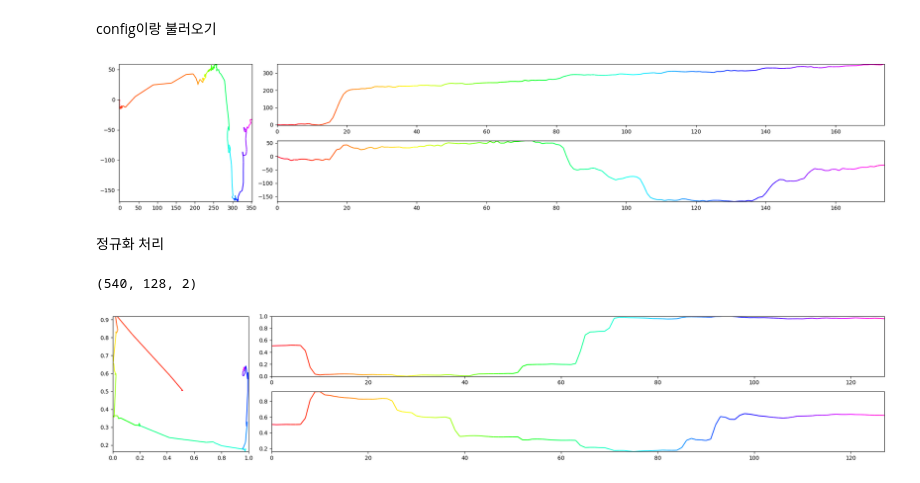
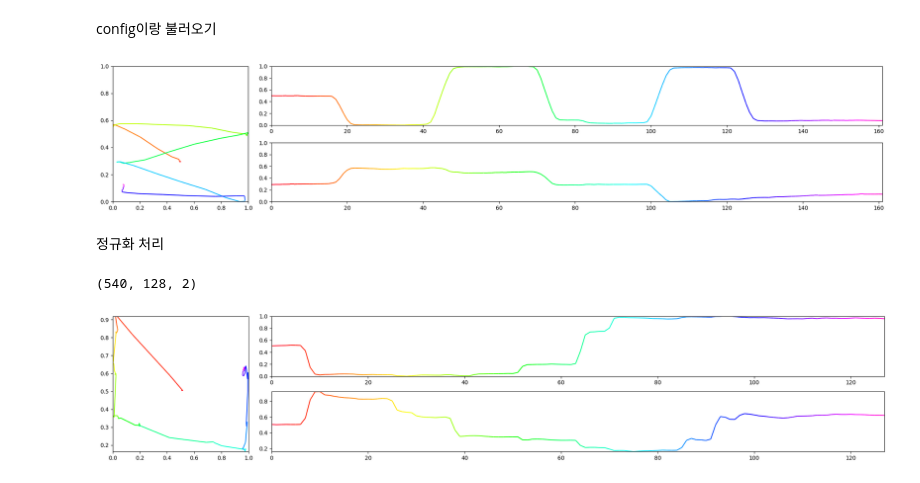
Before and after one commit to gusxo/backup, a Jupyter notebook: try_timegan.ipynb, the cells around one changed output. Drawn from its saved outputs; the diff is of its cells as text; code cells hidden in the pictures.

```diff
--- a/try_timegan.ipynb
+++ b/try_timegan.ipynb
@@ -51,8 +51,13 @@ def match_length(d, t:int):
 def apply_normalize(d):
     for r in range(len(d)):
         for c in range(len(d[r])):
-            d[r][c][:,0] = d[r][c][:,0] - d[r][c][0,0]
-            d[r][c][:,1] = d[r][c][:,1] - d[r][c][0,1]
+            channels = d[r][c].shape[1]
+            min_vals = np.min(d[r][c][:, :], axis=0)
+            max_vals = np.max(d[r][c][:, :], axis=0)
+            min_max_diff = np.array([max_vals[j] - min_vals[j] for j in range(channels)])
+            factor = min_max_diff / np.max(min_max_diff)
+            for ch in range(channels):
+                d[r][c][:, ch] = ((d[r][c][:, ch] - min_vals[ch])/min_max_diff[ch])*factor[ch]
 
 def plot_data(d):
     plt.figure(figsize=(20,4))
@@ -65,11 +70,11 @@ def plot_data(d):
     plt.tight_layout()
     plt.show()
 
-def plot_data2(d, save=None, cmap_name="gist_rainbow"):
+def plot_data2(d, save=None, cmap_name="gist_rainbow", xlim1=None, ylim1=None, xlim2=None, ylim2=None, xlim3=None, ylim3=None):
     fig, axes = plt.subplot_mosaic("abbbb;acccc", figsize=(20,4))
-    draw_gradation(d[:,0], d[:,1], axes["a"],cmap_name=cmap_name)
-    draw_gradation(np.arange(d.shape[0]), d[:,0], axes["b"],cmap_name=cmap_name)
-    draw_gradation(np.arange(d.shape[0]), d[:,1], axes["c"],cmap_name=cmap_name)
+    draw_gradation(d[:,0], d[:,1], axes["a"],cmap_name=cmap_name, xlim=xlim1, ylim=ylim1)
+    draw_gradation(np.arange(d.shape[0]), d[:,0], axes["b"],cmap_name=cmap_name, xlim=xlim2, ylim=ylim2)
+    draw_gradation(np.arange(d.shape[0]), d[:,1], axes["c"],cmap_name=cmap_name, xlim=xlim3, ylim=ylim3)
 
     plt.tight_layout()
     if save is None:
@@ -114,26 +119,16 @@ config이랑 불러오기
 # %%
 data, config = load_with_config("/home/user/workspace/research/eye-writing/self_data/", "/home/user/workspace/research/eye-writing/load_data_config.csv", load_nonvalid=True)
 apply_normalize(data)
-plot_data2(data[1][27])
+plot_data2(data[3][32], xlim1=[0, 1], ylim1=[0,1], ylim2=[0,1], ylim3=[0,1])
 # %% [output]
-[figure, old version]
+[figure, new version]
 # %% [markdown]
 정규화 처리
-# %%
-x = match_length(data, 128)
-print(x.shape)
-for i in range(x.shape[0]):
-    min_vals = np.min(x[i, :, :], axis=0)
-    max_vals = np.max(x[i, :, :], axis=0)
-    min_max_diff = [max_vals[j] - min_vals[j] for j in range(x.shape[2])]
-    base_channel = np.argmax(min_max_diff)
-    if not min_max_diff[base_channel]:
-        print(f"{i} index : divide by zero")
-        print(f"{min_vals} / {max_vals} / {min_max_diff}")
-        continue
-    x[i, :, :] = (x[i, :, :] - min_vals[base_channel]) / min_max_diff[base_channel]
-# %% [output]
-(540, 128, 2)
+# %%
+x = match_length(data, 128)
+print(x.shape)
+# %% [output]
+(540, 128, 2)
 # %%
 # target_data = x
 # save_dir = "/home/user/img"
```
Also changed, not shown: 1 other file.
